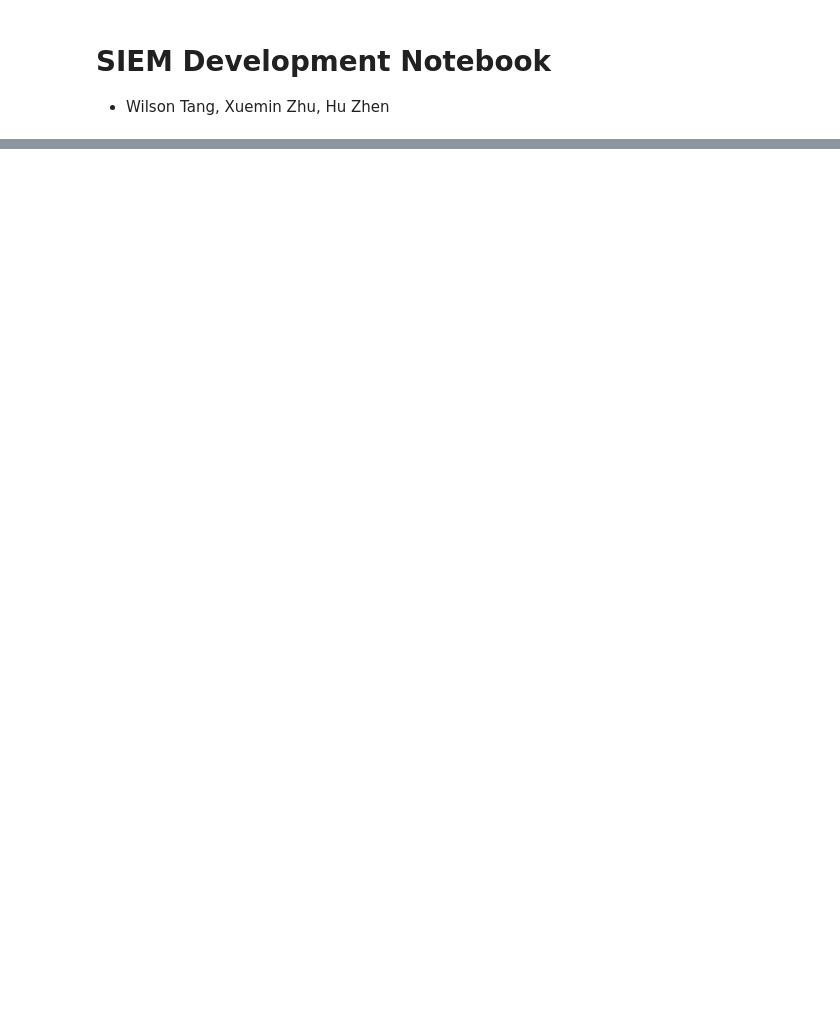
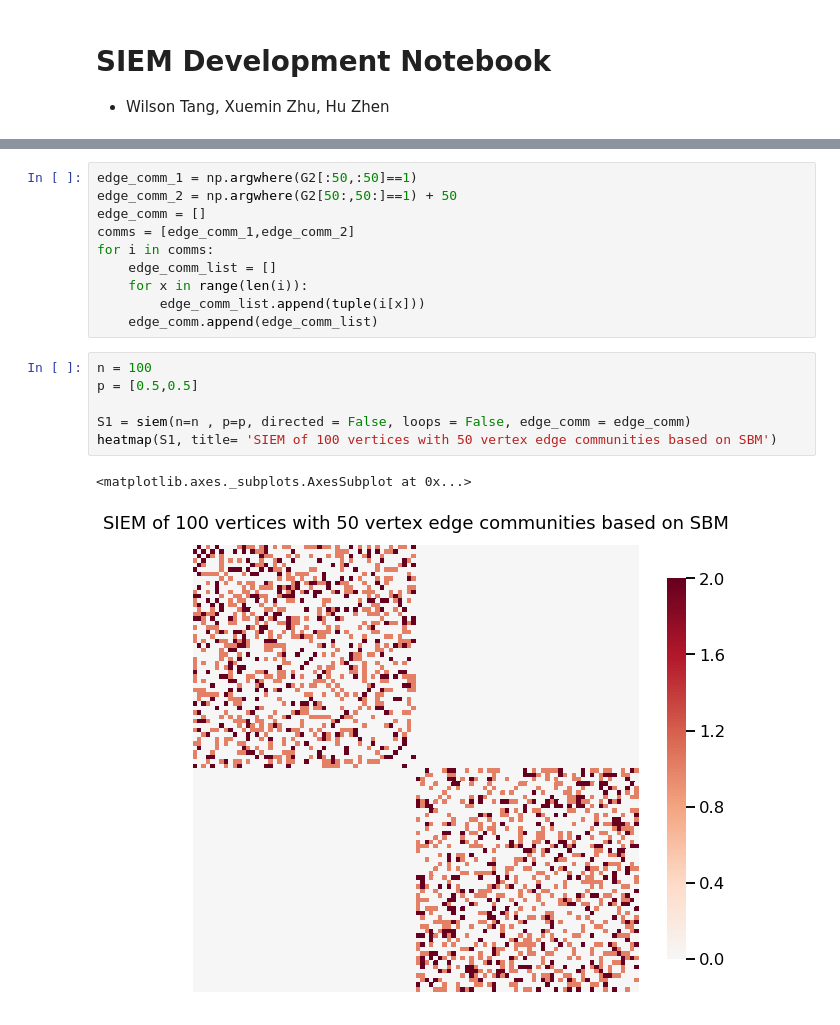
Before and after one commit to ebridge2/graspy, a Jupyter notebook: docs/tutorials/simulations/SIEM_Development_Notebook.ipynb, the cells around one changed output, grey strips where cells are left out. Saved outputs shown, nothing was run; the diff lists cells and outputs as text; blank space fills up the shorter version.

```diff
--- a/docs/tutorials/simulations/SIEM_Development_Notebook.ipynb
+++ b/docs/tutorials/simulations/SIEM_Development_Notebook.ipynb
@@ -225,0 +378,19 @@ array([[3., 3., 3., 3.],
+# %%
+edge_comm_1 = np.argwhere(G2[:50,:50]==1)
+edge_comm_2 = np.argwhere(G2[50:,50:]==1) + 50
+edge_comm = []
+comms = [edge_comm_1,edge_comm_2]
+for i in comms:
+    edge_comm_list = []
+    for x in range(len(i)):
+        edge_comm_list.append(tuple(i[x]))
+    edge_comm.append(edge_comm_list)
+# %%
+n = 100
+p = [0.5,0.5]
+
+S1 = siem(n=n , p=p, directed = False, loops = False, edge_comm = edge_comm)
+heatmap(S1, title= 'SIEM of 100 vertices with 50 vertex edge communities based on SBM')
+# %% [output]
+<matplotlib.axes._subplots.AxesSubplot at 0x...>
+[figure, added]
```
Also changed, not shown: parts of 45 cells of this notebook.
